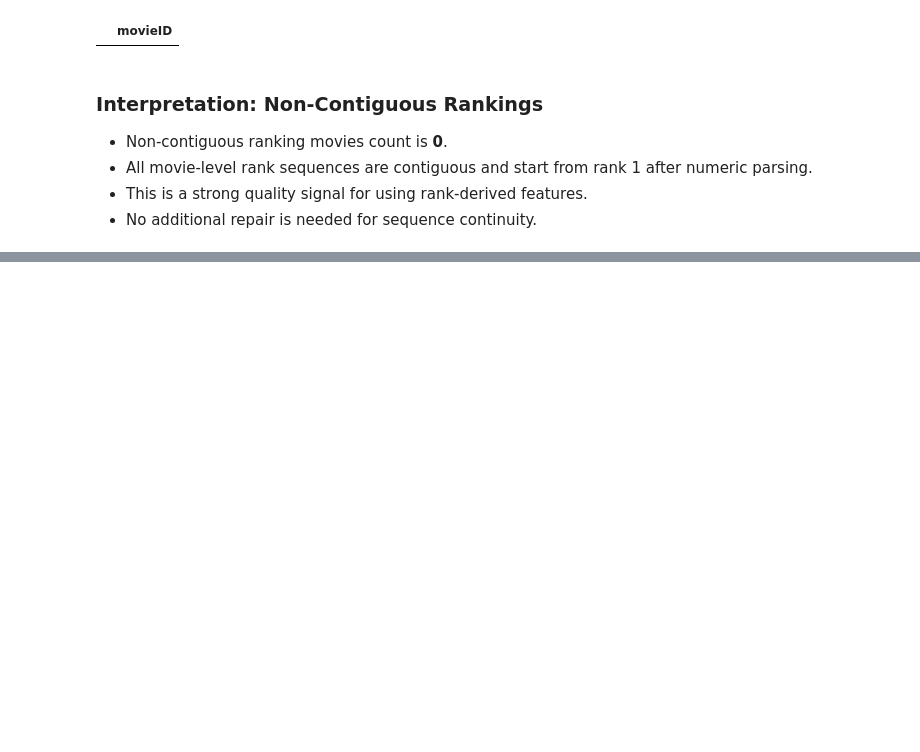
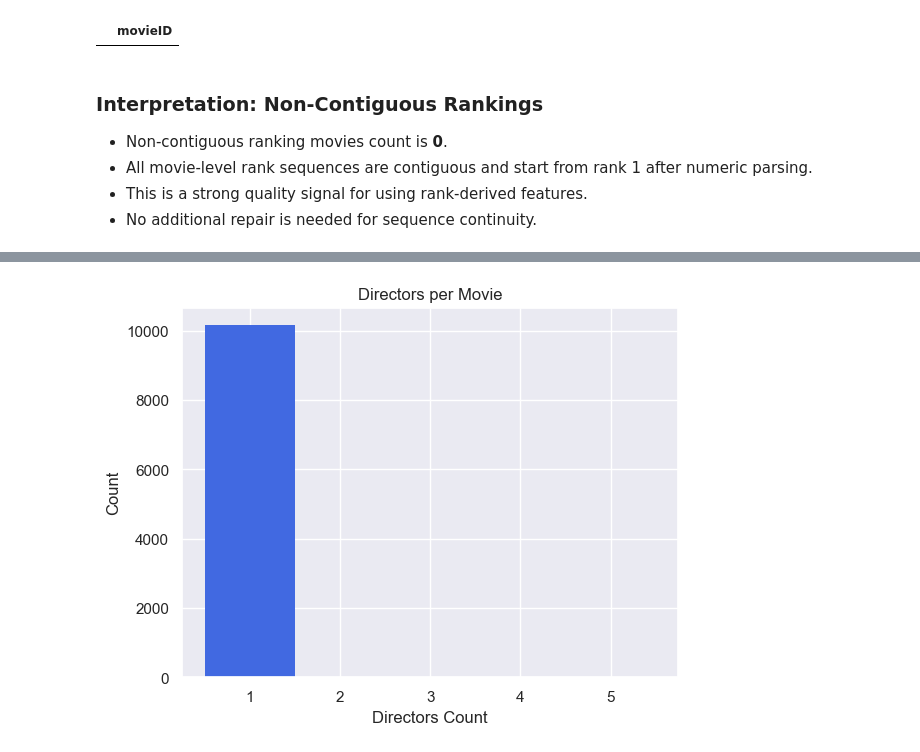
Before and after one commit to Mateusz1645/explainable-recsys, a Jupyter notebook: notebooks/01_eda.ipynb, the cells around one changed output, grey strips where cells are left out. Cells and saved outputs as stored; diff of their text form; code cells hidden in the pictures; blank space fills up the shorter version.

```diff
--- a/notebooks/01_eda.ipynb
+++ b/notebooks/01_eda.ipynb
@@ -443,0 +635,6 @@ Non contiguous movies rankings:
+# %%
+movie_directors_df = data["movie_directors"]
+movies_df = data["movies"]
+
+movie_directors_overview = dataframe_overview(movie_directors_df)
+display(movie_directors_overview)
@@ -443,0 +693,5 @@ Non contiguous movies rankings:
+# %%
+directors_per_movie = directors_per_movie_report(movie_directors_df)
+
+print("Directors per movie summary:")
+display(directors_per_movie["summary"])
@@ -443,0 +708,14 @@ Non contiguous movies rankings:
+# %%
+DIRECTORS_PER_MOVIE_BINS = np.arange(0.5, 5.6, 1.0)
+
+plt.hist(
+    directors_per_movie["distribution"],
+    bins=DIRECTORS_PER_MOVIE_BINS,
+    color=PRIMARY_COLOR,
+)
+plt.title("Directors per Movie")
+plt.xlabel("Directors Count")
+plt.ylabel("Count")
+plt.show()
+# %% [output]
+[figure, added]
```
Also changed, not shown: parts of 42 cells of this notebook, 4 other files.
